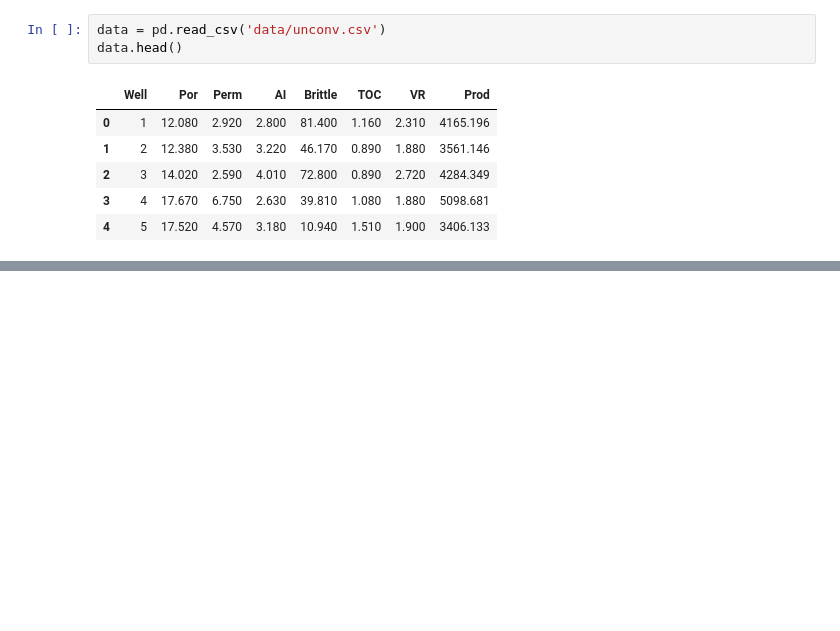
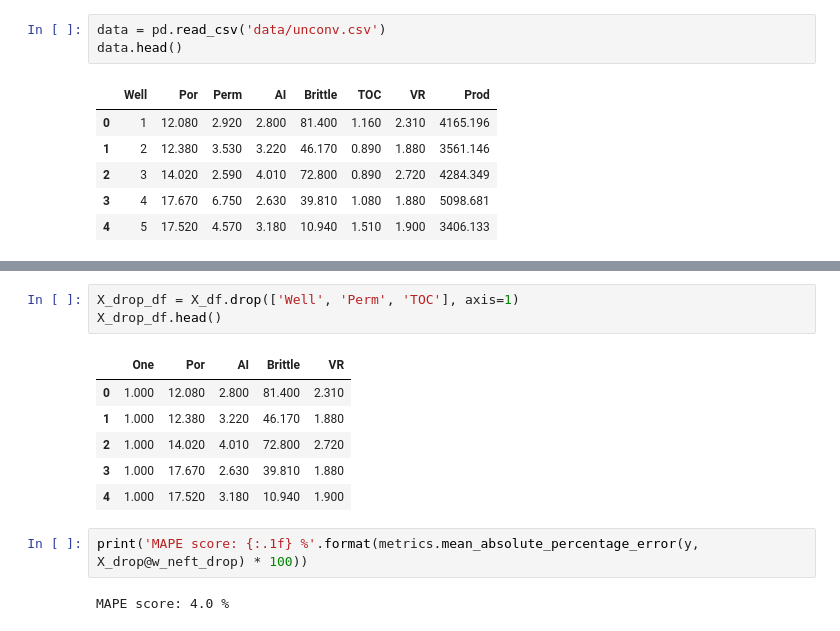
Before and after one commit to Motoborg/MATH_ML_2, a Jupyter notebook: NB_Y_OLE.ipynb, the cells around one changed output, grey strips where cells are left out. Cells and saved outputs as stored; diff of their text form; blank space fills up the shorter version.

```diff
--- a/NB_Y_OLE.ipynb
+++ b/NB_Y_OLE.ipynb
@@ -52,0 +180,14 @@ sns.heatmap(data.corr(), annot = True);
+# %%
+X_drop_df = X_df.drop(['Well', 'Perm', 'TOC'], axis=1)
+X_drop_df.head()
+# %% [output]
+|  | One | Por | AI | Brittle | VR |
+| 0 | 1.000 | 12.080 | 2.800 | 81.400 | 2.310 |
+| 1 | 1.000 | 12.380 | 3.220 | 46.170 | 1.880 |
+| 2 | 1.000 | 14.020 | 4.010 | 72.800 | 2.720 |
+| 3 | 1.000 | 17.670 | 2.630 | 39.810 | 1.880 |
+| 4 | 1.000 | 17.520 | 3.180 | 10.940 | 1.900 |
+# %%
+print('MAPE score: {:.1f} %'.format(metrics.mean_absolute_percentage_error(y, X_drop@w_neft_drop) * 100))
+# %% [output]
+MAPE score: 4.0 %
```
Also changed, not shown: parts of 16 cells of this notebook.
